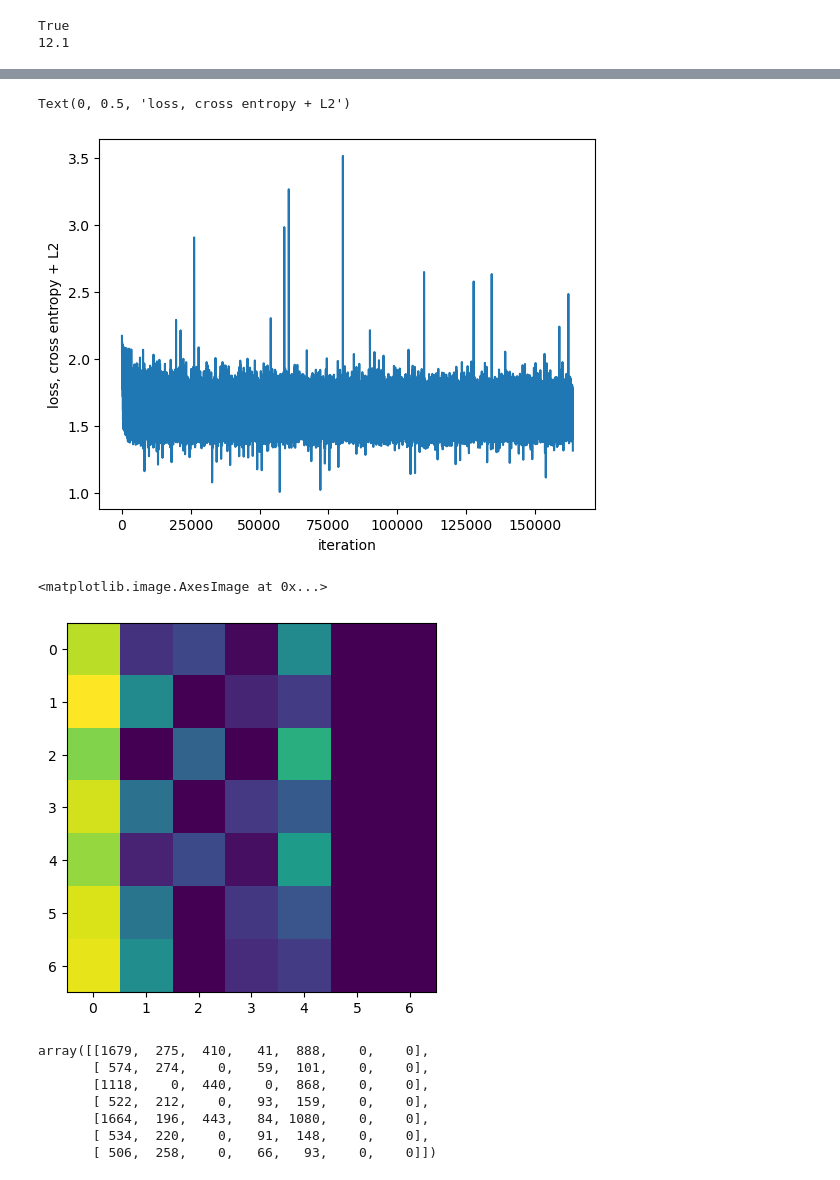
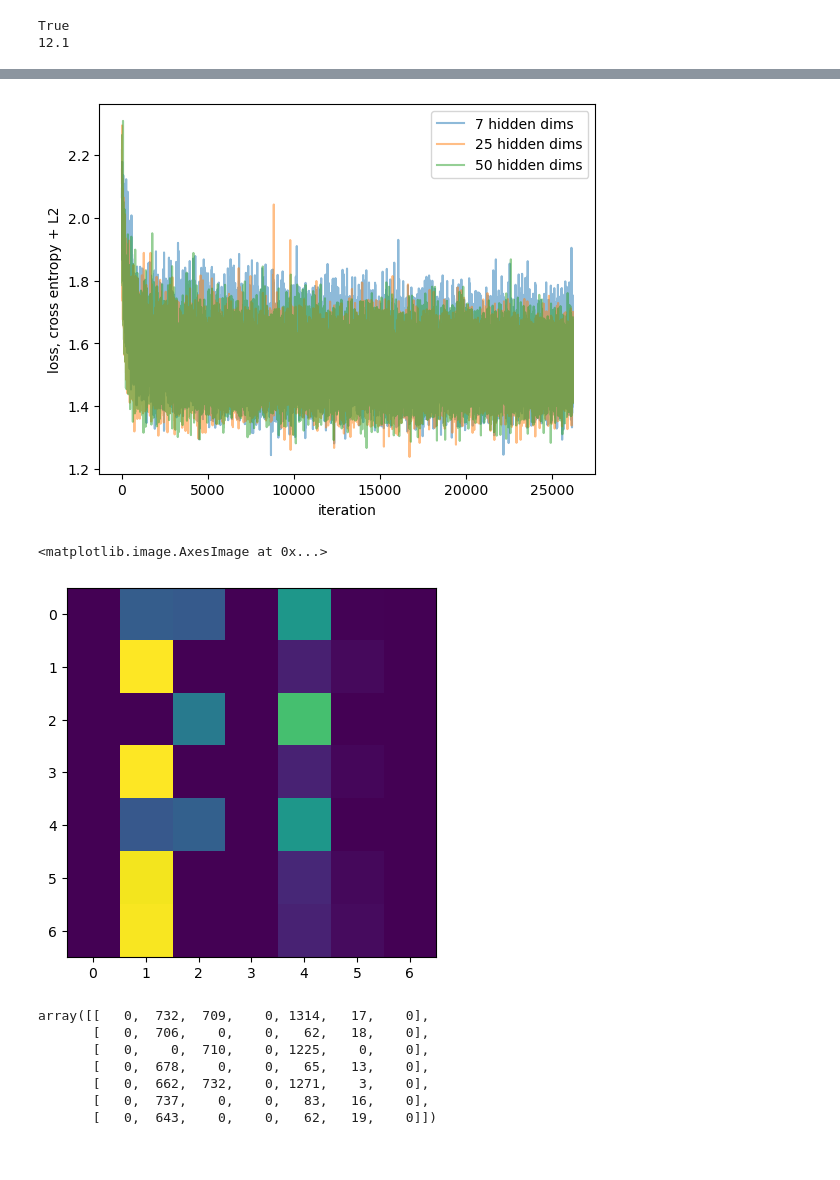
Before and after one commit to MartynasArba/NMA_DL_project, a Jupyter notebook: train_model_cnn_orientations.ipynb, the cells around one changed output, grey strips where cells are left out. Saved outputs shown, nothing was run; the diff lists cells and outputs as text; code cells hidden in the pictures.

```diff
--- a/train_model_cnn_orientations.ipynb
+++ b/train_model_cnn_orientations.ipynb
@@ -57,9 +57,14 @@ firing_rates_all = []
 ys = []
 nums_cats = []
 
+cutoff_size = 50
+
 for fname in rotation_files:
     firing_rates, y, num_cats = file_loader(fname, reformat=True)
-    firing_rates_all.append(firing_rates)
-    ys.append(y)
-    nums_cats.append(num_cats)
+    if firing_rates.shape[2] > cutoff_size:
+        firing_rates_all.append(firing_rates)
+        ys.append(y)
+        nums_cats.append(num_cats)
+    else:
+        print(f'{fname} skipped due to too little neurons!')
 # %% [output]
@@ -89,7 +96,9 @@ the lowest amount of neurons to standardize to: 38
 # %%
 #standardize data to min size
 #ensure that most active units are kept: they are sorted by firing rate
-firing_rates_all = [rate[:,:,-min_size:] for rate in firing_rates_all]
+#maybe a more natural option is to drop random units, as they are sampled?
+ids = [np.sort((np.random.random(min_size) * rate.shape[2]).astype(int)) for rate in firing_rates_all]
+firing_rates_all = [rate[:,:,id] for rate, id in zip(firing_rates_all, ids)]
 # %%
 for rate in firing_rates_all:
     print(rate.shape)
@@ -147,7 +154,7 @@ batch_size = 32
 n_comps = 7 #n of latent comps to try
 learning_rate = 1e-3 #big LR to converge quickly (hopefully)
 lambda_l2 = 5e-3 #big l2 regularization
-num_epochs = 100 #100 definitely enough, but after ~50 slows down considerably if lr=1e-4.
+num_epochs = 20 #100 definitely enough, but after ~50 slows down considerably if lr=1e-4.
 #with lr=1e-3 10 might be enough
 earlystop_criterion = 20 #how many iters of loss worsening before stopping
 # %%
@@ -214,7 +221,7 @@ test_data = NeuralData(train = False)
 train_loader = DataLoader(dataset = train_data, batch_size = batch_size, shuffle = True)
 test_loader = DataLoader(dataset = test_data, batch_size = batch_size, shuffle = False)
 # %%
-comps_to_try = [7]
+comps_to_try = [7, 25, 50]
 accs = []
 losses = []
 
@@ -307,27 +324,30 @@ epoch: 11, loss: 2.289266347885132
 # %%
-plt.plot(loss_list)
-plt.xlabel('iteration')
-plt.ylabel('loss, cross entropy + L2')
+for i, loss_list in enumerate(losses):
+    plt.plot(loss_list, label = f'{comps_to_try[i]} hidden dims', alpha = 0.5)
+    plt.xlabel('iteration')
+    plt.ylabel('loss, cross entropy + L2')
+
+plt.legend()
+plt.show()
 # %% [output]
-Text(0, 0.5, 'loss, cross entropy + L2')
-[figure, old version]
+[figure, new version]
 # %%
 from sklearn.metrics import confusion_matrix
 
 plt.imshow(confusion_matrix(real_labels, predicted_labels, normalize = 'true'))
 # %% [output]
 <matplotlib.image.AxesImage at 0x...>
-[figure, old version]
+[figure, new version]
 # %%
 confusion_matrix(real_labels, predicted_labels)
 # %% [output]
-array([[1679,  275,  410,   41,  888,    0,    0],
-       [ 574,  274,    0,   59,  101,    0,    0],
-       [1118,    0,  440,    0,  868,    0,    0],
-       [ 522,  212,    0,   93,  159,    0,    0],
-       [1664,  196,  443,   84, 1080,    0,    0],
-       [ 534,  220,    0,   91,  148,    0,    0],
-       [ 506,  258,    0,   66,   93,    0,    0]])
+array([[   0,  732,  709,    0, 1314,   17,    0],
+       [   0,  706,    0,    0,   62,   18,    0],
+       [   0,    0,  710,    0, 1225,    0,    0],
+       [   0,  678,    0,    0,   65,   13,    0],
+       [   0,  662,  732,    0, 1271,    3,    0],
+       [   0,  737,    0,    0,   83,   16,    0],
+       [   0,  643,    0,    0,   62,   19,    0]])
 # %%
 #save model for the future in case
 with open('models/cnn_model_rotations.pkl', 'wb') as f:
```
Also changed, not shown: parts of 7 cells of this notebook, 2 other files.
